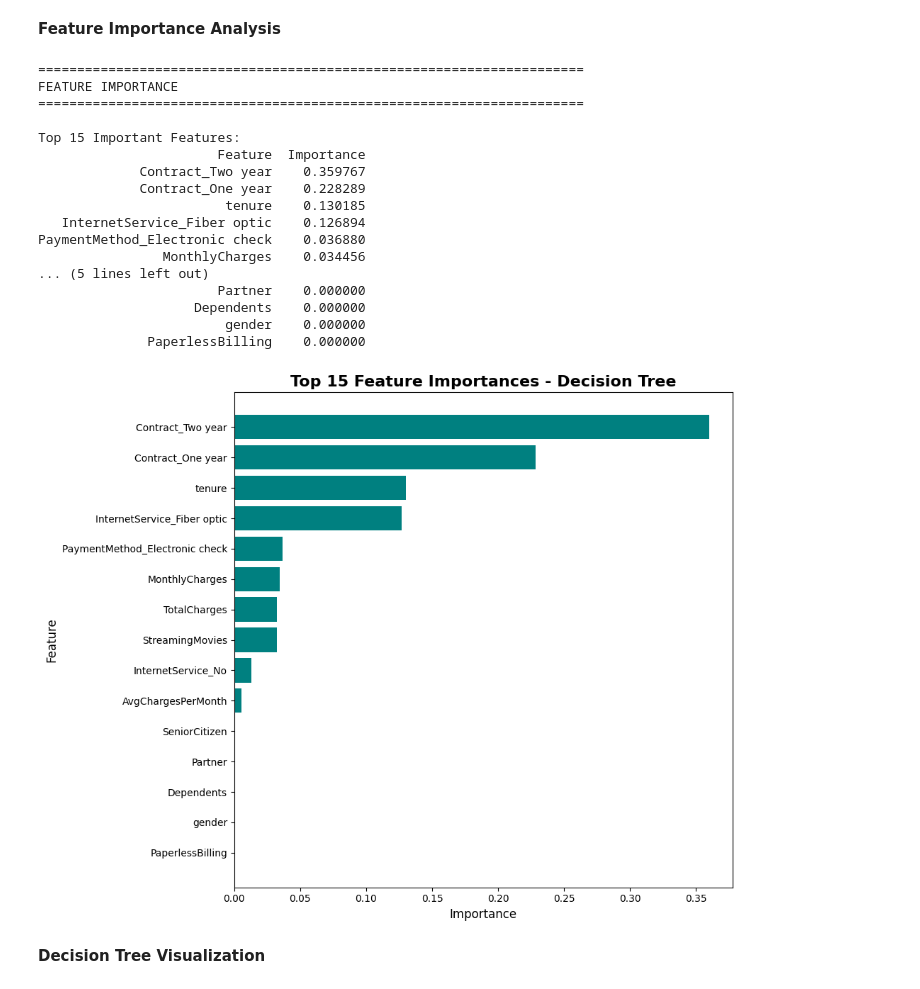
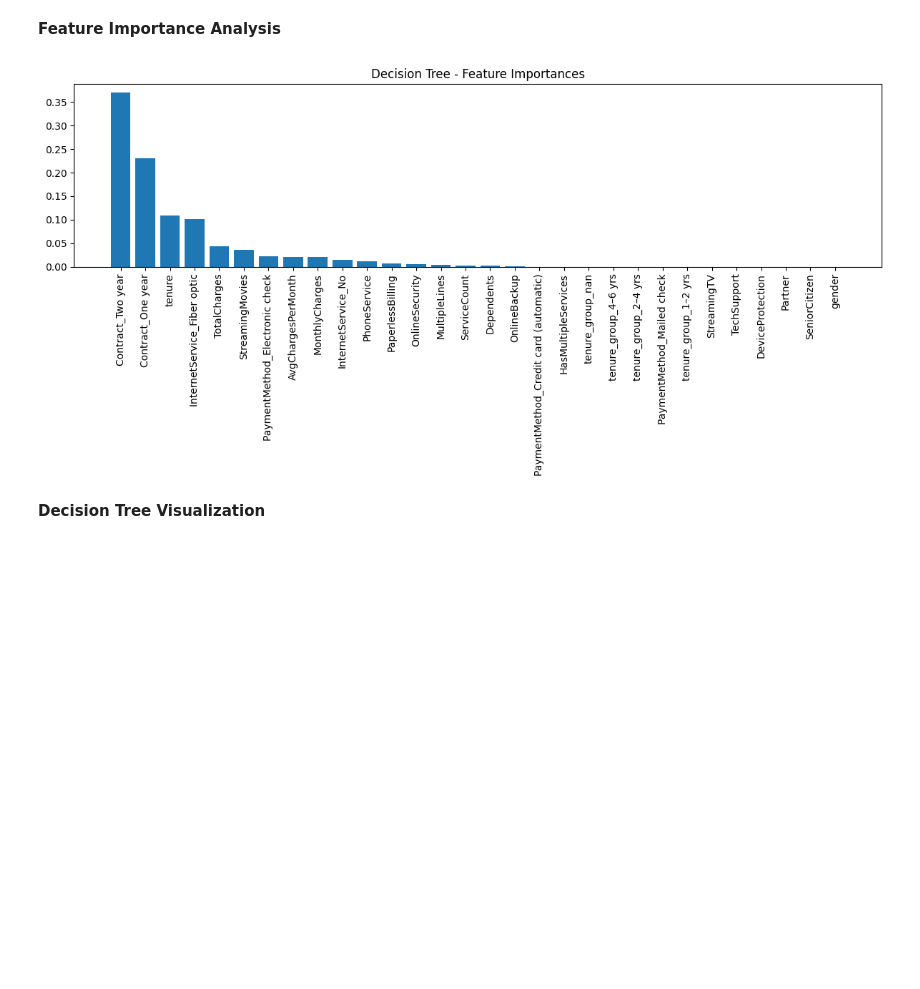
Before and after one commit to Dinu-Nimnara/CM2604_CW_2425587, a Jupyter notebook: CM2604_CW_2425587.ipynb, the cells around one changed output. Cells and saved outputs as stored; diff of their text form; code cells hidden in the pictures; blank space fills up the shorter version.

Commit message:
Updating model codes

```diff
--- a/CM2604_CW_2425587.ipynb
+++ b/CM2604_CW_2425587.ipynb
@@ -1176,20 +1159,0 @@ Best Cross-Validation ROC-AUC Score: 0.8245
-# %%
-print("\n" + "="*70)
-print("OPTIMAL DECISION TREE MODEL")
-print("="*70)
-
-# Get optimal model
-dt_optimal = dt_grid.best_estimator_
-
-# Make predictions (store for later comparison)
-y_train_pred_dt = dt_optimal.predict(X_train_processed)
-y_test_pred_dt = dt_optimal.predict(X_test_processed)
-y_test_proba_dt = dt_optimal.predict_proba(X_test_processed)[:, 1]
-
-print("\nOptimal Decision Tree model trained successfully!")
-print(f"   Tree depth: {dt_optimal.get_depth()}")
-print(f"   Number of leaves: {dt_optimal.get_n_leaves()}")
-print("\nPredictions stored in:")
-print("  - y_train_pred_dt (training predictions)")
-print("  - y_test_pred_dt (test predictions)")
-print("  - y_test_proba_dt (test probabilities)")
@@ -1209,48 +1198,16 @@ Predictions stored in:
 # %% [markdown]
 **Feature Importance Analysis**
-# %%
-# Get feature importance
-feature_importance_dt = pd.DataFrame({
-    'Feature': X_train_processed.columns,
-    'Importance': dt_optimal.feature_importances_
-}).sort_values('Importance', ascending=False)
-
-print("\n" + "="*70)
-print("FEATURE IMPORTANCE")
-print("="*70)
-print("\nTop 15 Important Features:")
-print(feature_importance_dt.head(15).to_string(index=False))
-
-# Visualize feature importance
-plt.figure(figsize=(10, 8))
-top_features = feature_importance_dt.head(15)
-plt.barh(range(len(top_features)), top_features['Importance'], color='teal')
-plt.yticks(range(len(top_features)), top_features['Feature'])
-plt.xlabel('Importance', fontsize=12)
-plt.ylabel('Feature', fontsize=12)
-plt.title('Top 15 Feature Importances - Decision Tree',
-          fontsize=16, fontweight='bold')
-plt.gca().invert_yaxis()
-plt.tight_layout()
-plt.show()
-# %% [output]
-======================================================================
-FEATURE IMPORTANCE
-======================================================================
-
-Top 15 Important Features:
-                       Feature  Importance
-             Contract_Two year    0.359767
-             Contract_One year    0.228289
-                        tenure    0.130185
-   InternetService_Fiber optic    0.126894
-PaymentMethod_Electronic check    0.036880
-                MonthlyCharges    0.034456
-... (5 lines left out)
-                       Partner    0.000000
-                    Dependents    0.000000
-                        gender    0.000000
-              PaperlessBilling    0.000000
-[figure, removed]
+# %%
+importance = dt_optimal.feature_importances_
+indices = np.argsort(importance)[::-1]
+
+plt.figure(figsize=(12,6))
+plt.bar(range(len(importance)), importance[indices])
+plt.xticks(range(len(importance)), X_train_tree.columns[indices], rotation=90)
+plt.title("Decision Tree - Feature Importances")
+plt.tight_layout()
+plt.show()
+# %% [output]
+[figure, added]
 # %% [markdown]
 **Decision Tree Visualization**
```
Also changed, not shown: parts of 87 cells of this notebook.
